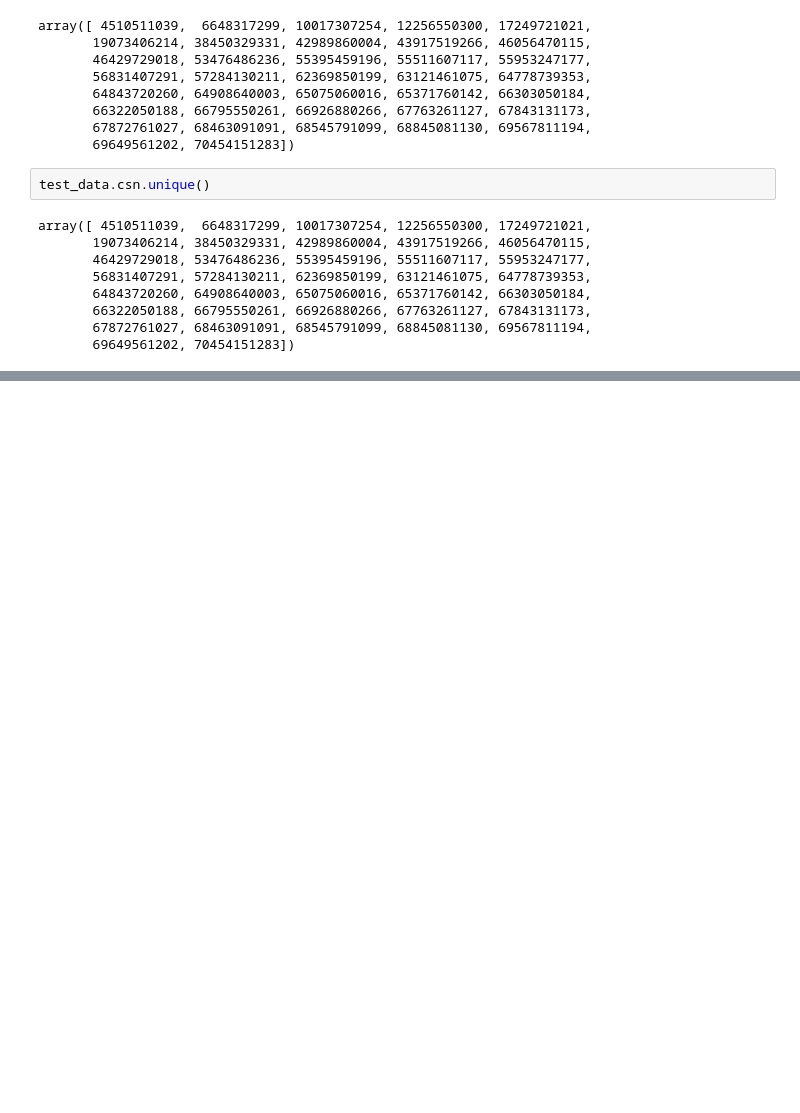
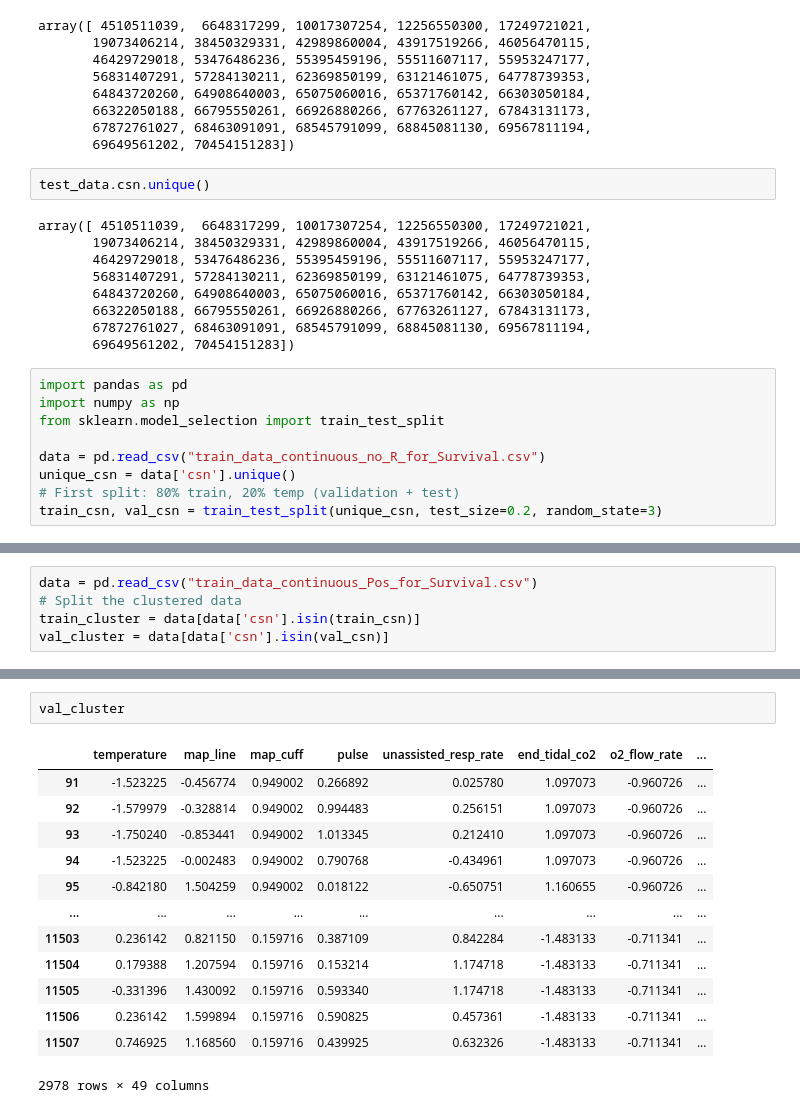
Before and after one commit to StuartSong/SparkECMO, a Jupyter notebook: Continuous Data/data_for_q_table_continuous.ipynb, the cells around one changed output, grey strips where cells are left out. Saved outputs shown, nothing was run; the diff lists cells and outputs as text; blank space fills up the shorter version.

Commit message:
Modified Continuous Data

```diff
--- a/Continuous Data/data_for_q_table_continuous.ipynb
+++ b/Continuous Data/data_for_q_table_continuous.ipynb
@@ -177,3 +177,12 @@ array([ 4510511039,  6648317299, 10017307254, 12256550300, 17249721021,
        66322050188, 66795550261, 66926880266, 67763261127, 67843131173,
        67872761027, 68463091091, 68545791099, 68845081130, 69567811194,
        69649561202, 70454151283])
+# %%
+import pandas as pd
+import numpy as np
+from sklearn.model_selection import train_test_split
+
+data = pd.read_csv("train_data_continuous_no_R_for_Survival.csv")
+unique_csn = data['csn'].unique()
+# First split: 80% train, 20% temp (validation + test)
+train_csn, val_csn = train_test_split(unique_csn, test_size=0.2, random_state=3)
@@ -179,0 +209,5 @@ array([ 4510511039,  6648317299, 10017307254, 12256550300, 17249721021,
+# %%
+data = pd.read_csv("train_data_continuous_Pos_for_Survival.csv")
+# Split the clustered data
+train_cluster = data[data['csn'].isin(train_csn)]
+val_cluster = data[data['csn'].isin(val_csn)]
@@ -179,0 +232,16 @@ array([ 4510511039,  6648317299, 10017307254, 12256550300, 17249721021,
+# %%
+val_cluster
+# %% [output]
+|  | temperature | map_line | map_cuff | pulse | unassisted_resp_rate | end_tidal_co2 | o2_flow_rate | ... |
+| 91 | -1.523225 | -0.456774 | 0.949002 | 0.266892 | 0.025780 | 1.097073 | -0.960726 | ... |
+| 92 | -1.579979 | -0.328814 | 0.949002 | 0.994483 | 0.256151 | 1.097073 | -0.960726 | ... |
+| 93 | -1.750240 | -0.853441 | 0.949002 | 1.013345 | 0.212410 | 1.097073 | -0.960726 | ... |
+| 94 | -1.523225 | -0.002483 | 0.949002 | 0.790768 | -0.434961 | 1.097073 | -0.960726 | ... |
+| 95 | -0.842180 | 1.504259 | 0.949002 | 0.018122 | -0.650751 | 1.160655 | -0.960726 | ... |
+| ... | ... | ... | ... | ... | ... | ... | ... | ... |
+| 11503 | 0.236142 | 0.821150 | 0.159716 | 0.387109 | 0.842284 | -1.483133 | -0.711341 | ... |
+| 11504 | 0.179388 | 1.207594 | 0.159716 | 0.153214 | 1.174718 | -1.483133 | -0.711341 | ... |
+| 11505 | -0.331396 | 1.430092 | 0.159716 | 0.593340 | 1.174718 | -1.483133 | -0.711341 | ... |
+| 11506 | 0.236142 | 1.599894 | 0.159716 | 0.590825 | 0.457361 | -1.483133 | -0.711341 | ... |
+| 11507 | 0.746925 | 1.168560 | 0.159716 | 0.439925 | 0.632326 | -1.483133 | -0.711341 | ... |
+2978 rows × 49 columns
```
Also changed, not shown: parts of 3 cells of this notebook, 4 other files.
